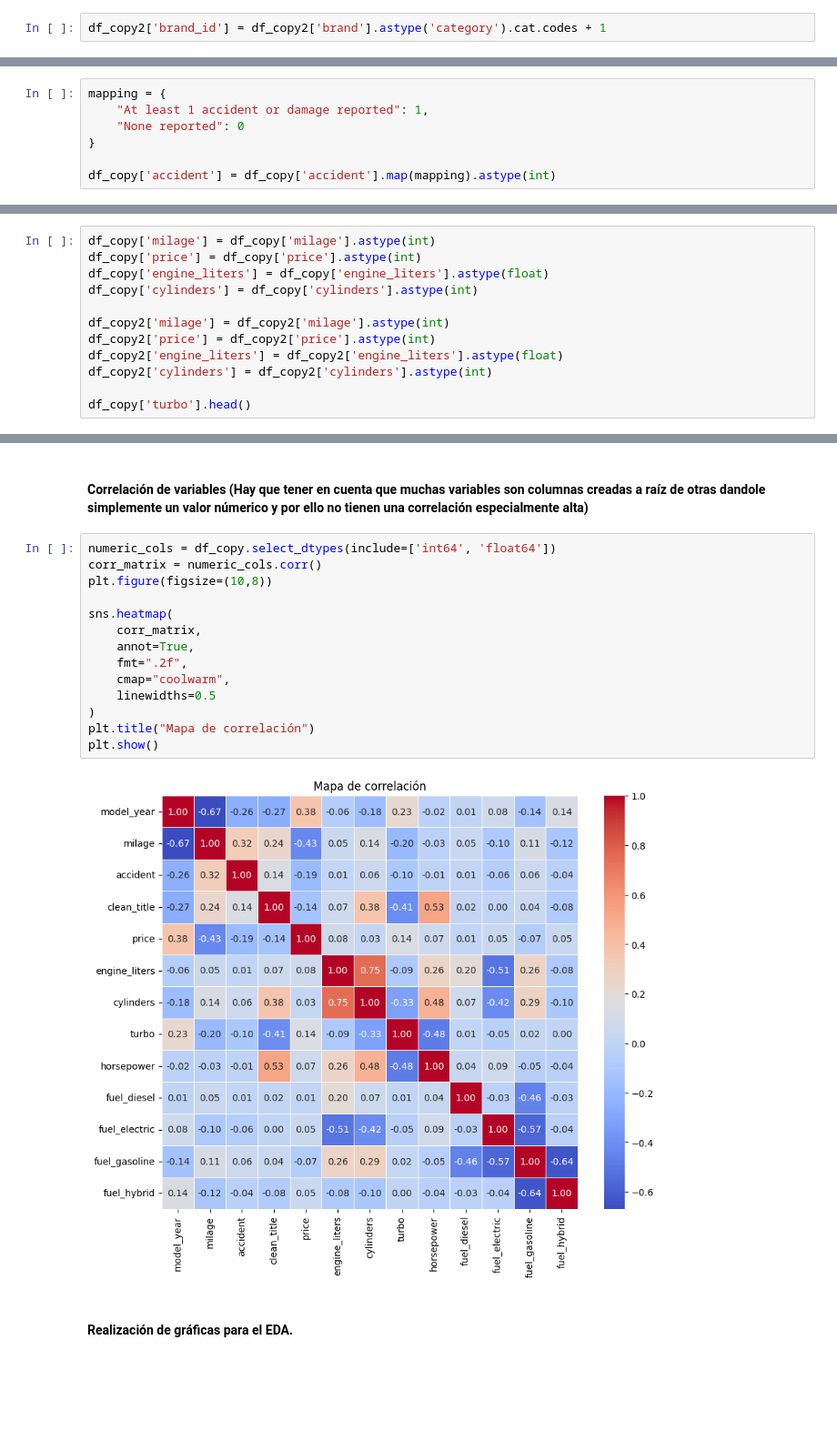
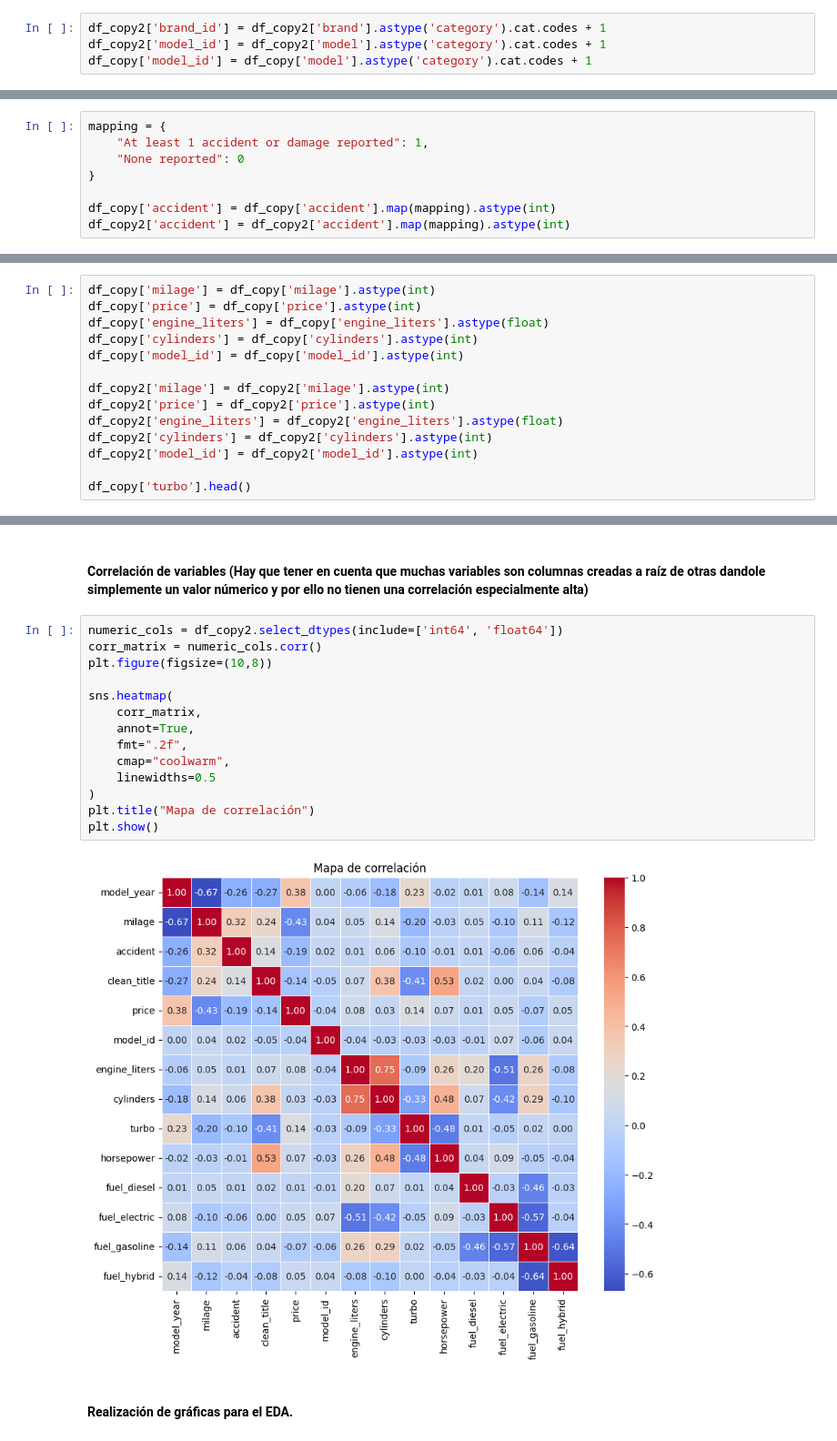
Before and after one commit to Bootcamp-Data-Analyst/P7-regression-grupo4, a Jupyter notebook: notebook/ETL_análisis.ipynb, the cells around one changed output, grey strips where cells are left out. Shown at 91% size. Saved outputs shown, nothing was run; the diff lists cells and outputs as text; blank space fills up the shorter version.

Commit message:
Feature: Añadido mapeos de los campos model y brand. Añadido ajuste de hiperparametros con optuna. Añadido elección de modelo definitivo.

```diff
--- a/notebook/ETL_análisis.ipynb
+++ b/notebook/ETL_análisis.ipynb
@@ -171,5 +179,7 @@ df_copy = pd.concat([df_copy, brand_dummies], axis=1)
 # %%
 df_copy2['brand_id'] = df_copy2['brand'].astype('category').cat.codes + 1
+df_copy2['model_id'] = df_copy2['model'].astype('category').cat.codes + 1
+df_copy['model_id'] = df_copy['model'].astype('category').cat.codes + 1
 # %%
 df_copy['fuel_type'].value_counts()
 # %% [output]
@@ -415,6 +433,7 @@ mapping = {
 }
 
 df_copy['accident'] = df_copy['accident'].map(mapping).astype(int)
+df_copy2['accident'] = df_copy2['accident'].map(mapping).astype(int)
 # %%
 mapping = {
     "Yes": 1,
@@ -435,11 +454,13 @@ df_copy['milage'] = df_copy['milage'].astype(int)
 df_copy['price'] = df_copy['price'].astype(int)
 df_copy['engine_liters'] = df_copy['engine_liters'].astype(float)
 df_copy['cylinders'] = df_copy['cylinders'].astype(int)
+df_copy['model_id'] = df_copy['model_id'].astype(int)
 
 df_copy2['milage'] = df_copy2['milage'].astype(int)
 df_copy2['price'] = df_copy2['price'].astype(int)
 df_copy2['engine_liters'] = df_copy2['engine_liters'].astype(float)
 df_copy2['cylinders'] = df_copy2['cylinders'].astype(int)
+df_copy2['model_id'] = df_copy2['model_id'].astype(int)
 
 df_copy['turbo'].head()
 # %% [output]
@@ -479,21 +502,21 @@ df_copy.head()
 # %% [markdown]
 #### Correlación de variables (Hay que tener en cuenta que muchas variables son columnas creadas a raíz de otras dandole simplemente un valor númerico y por ello no tienen una correlación especialmente alta)
 # %%
-numeric_cols = df_copy.select_dtypes(include=['int64', 'float64'])
+numeric_cols = df_copy2.select_dtypes(include=['int64', 'float64'])
 corr_matrix = numeric_cols.corr()
 plt.figure(figsize=(10,8))
 
 sns.heatmap(
     corr_matrix,
     annot=True,
     fmt=".2f",
     cmap="coolwarm",
     linewidths=0.5
 )
 plt.title("Mapa de correlación")
 plt.show()
 # %% [output]
-[figure, old version]
+[figure, new version]
 # %% [markdown]
 #### Realización de gráficas para el EDA.
 # %% [markdown]
```
Also changed, not shown: parts of 13 cells of this notebook, 4 other files.
